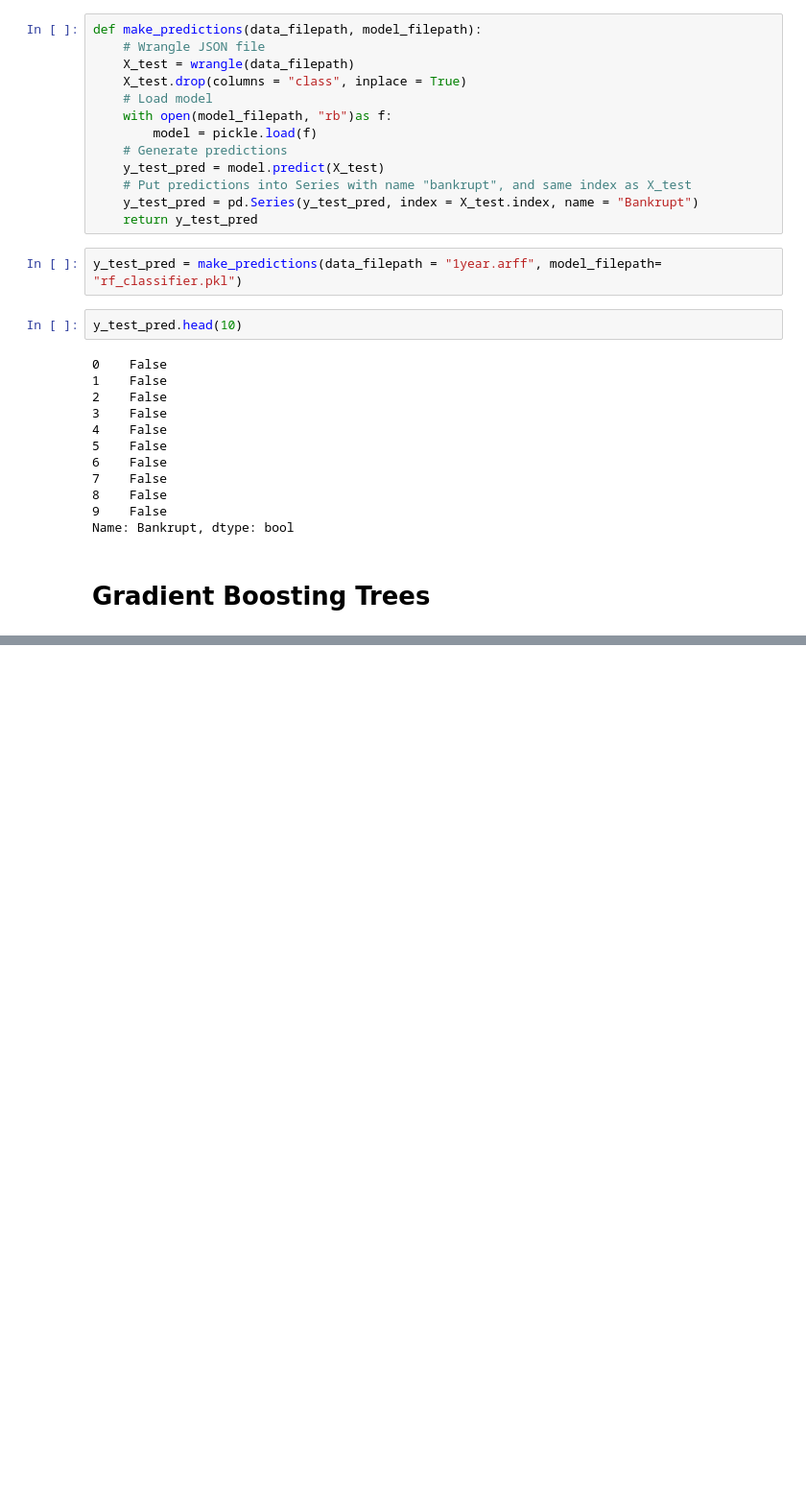
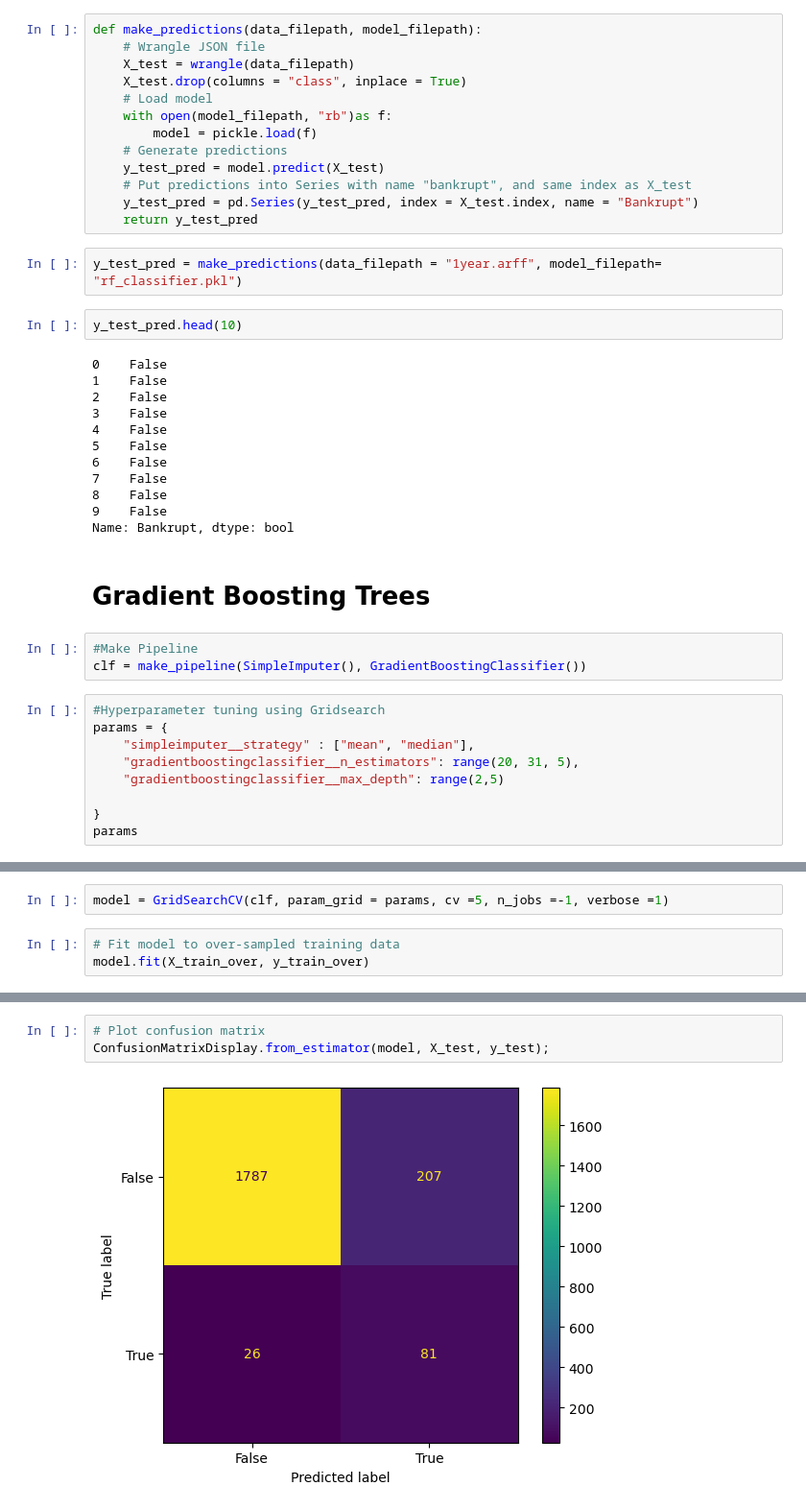
Before and after one commit to kriung/Corporate-Bankruptcy-Prediction, a Jupyter notebook: bankruptcy_predictor.ipynb, the cells around one changed output, grey strips where cells are left out. Shown at 96% size. Drawn from its saved outputs; the diff is of its cells as text; blank space fills up the shorter version.

```diff
--- a/bankruptcy_predictor.ipynb
+++ b/bankruptcy_predictor.ipynb
@@ -410,3 +415,15 @@ y_test_pred.head(10)
 Name: Bankrupt, dtype: bool
 # %% [markdown]
 # Gradient Boosting Trees
+# %%
+#Make Pipeline
+clf = make_pipeline(SimpleImputer(), GradientBoostingClassifier())
+# %%
+#Hyperparameter tuning using Gridsearch
+params = {
+    "simpleimputer__strategy" : ["mean", "median"],
+    "gradientboostingclassifier__n_estimators": range(20, 31, 5),
+    "gradientboostingclassifier__max_depth": range(2,5)
+
+}
+params
@@ -412,0 +434,5 @@ Name: Bankrupt, dtype: bool
+# %%
+model = GridSearchCV(clf, param_grid = params, cv =5, n_jobs =-1, verbose =1)
+# %%
+# Fit model to over-sampled training data
+model.fit(X_train_over, y_train_over)
@@ -412,0 +484,5 @@ Name: Bankrupt, dtype: bool
+# %%
+# Plot confusion matrix
+ConfusionMatrixDisplay.from_estimator(model, X_test, y_test);
+# %% [output]
+[figure, added]
```
Also changed, not shown: parts of 14 cells of this notebook, 3 other files.
